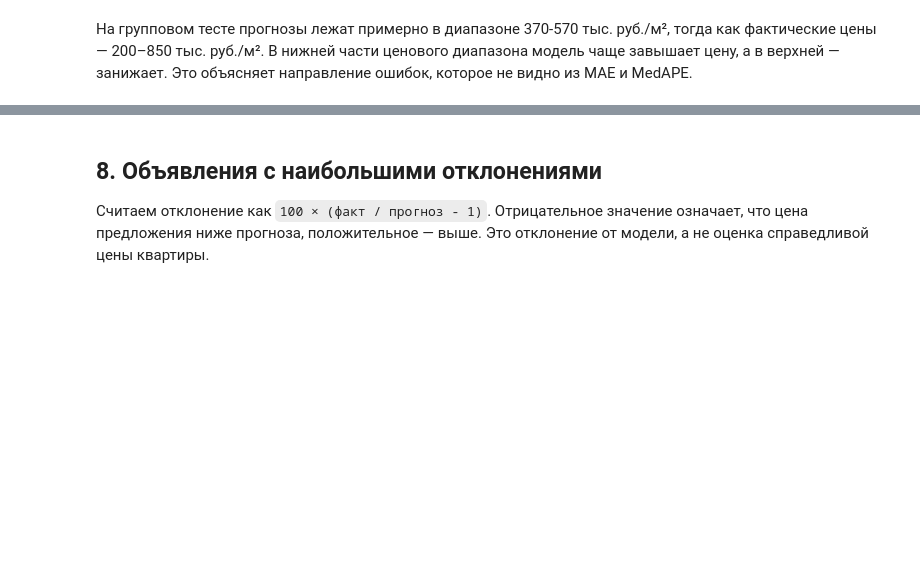
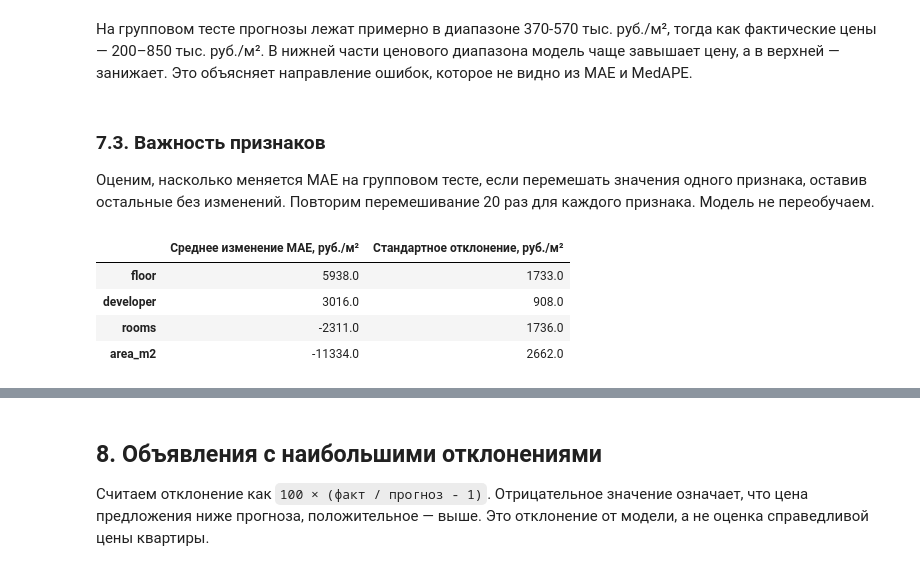
Before and after one commit to misha-mishin/newbuild-price-estimator, a Jupyter notebook: notebooks/modeling.ipynb, the cells around one changed output, grey strips where cells are left out. Drawn from its saved outputs; the diff is of its cells as text; code cells hidden in the pictures; blank space fills up the shorter version.

```diff
--- a/notebooks/modeling.ipynb
+++ b/notebooks/modeling.ipynb
@@ -606,3 +604,35 @@ plt.show()
 В нижней части ценового диапазона модель чаще завышает цену,
 а в верхней — занижает. Это объясняет направление ошибок,
 которое не видно из MAE и MedAPE.
+# %% [markdown]
+### 7.3. Важность признаков
+
+Оценим, насколько меняется MAE на групповом тесте, если перемешать
+значения одного признака, оставив остальные без изменений. Повторим
+перемешивание 20 раз для каждого признака. Модель не переобучаем.
+# %%
+X_group = group_test[base_features]
+y_group = group_test[TARGET]
+
+perm = permutation_importance(
+    group_catboost,
+    X_group,
+    y_group,
+    scoring="neg_mean_absolute_error",
+    n_repeats=20,
+    random_state=42,
+)
+
+pd.DataFrame(
+    {
+        "Среднее изменение MAE, руб./м²": perm.importances_mean,
+        "Стандартное отклонение, руб./м²": perm.importances_std,
+    },
+    index=X_group.columns,
+).sort_values("Среднее изменение MAE, руб./м²", ascending=False).round(0)
+# %% [output]
+|  | Среднее изменение MAE, руб./м² | Стандартное отклонение, руб./м² |
+| floor | 5938.0 | 1733.0 |
+| developer | 3016.0 | 908.0 |
+| rooms | -2311.0 | 1736.0 |
+| area_m2 | -11334.0 | 2662.0 |
```
Also changed, not shown: parts of 18 cells of this notebook.
